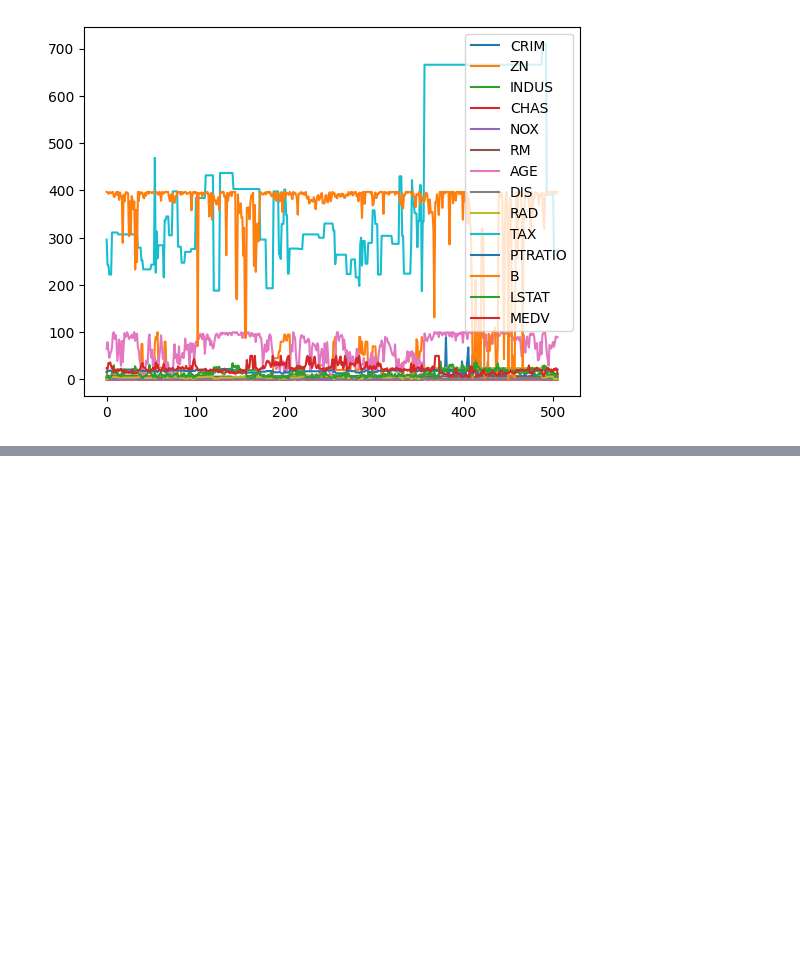
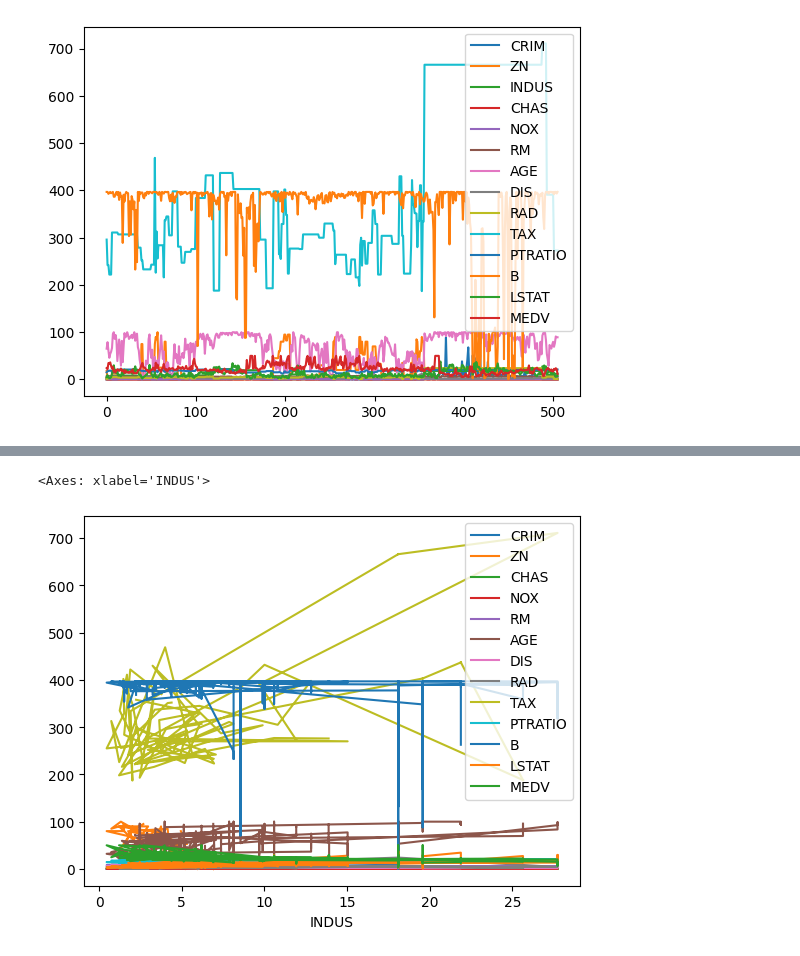
Before and after one commit to EnoughRook2/Imaads_random_python_programs, a Jupyter notebook: boston_reading_test.ipynb, the cells around one changed output, grey strips where cells are left out. Saved outputs shown, nothing was run; the diff lists cells and outputs as text; code cells hidden in the pictures; blank space fills up the shorter version.

```diff
--- a/boston_reading_test.ipynb
+++ b/boston_reading_test.ipynb
@@ -245,0 +251,5 @@ df.ffill().plot()
+# %%
+df.plot('INDUS')
+# %% [output]
+<Axes: xlabel='INDUS'>
+[figure, added]
```
Also changed, not shown: parts of 1 cell of this notebook, 7 other files.
